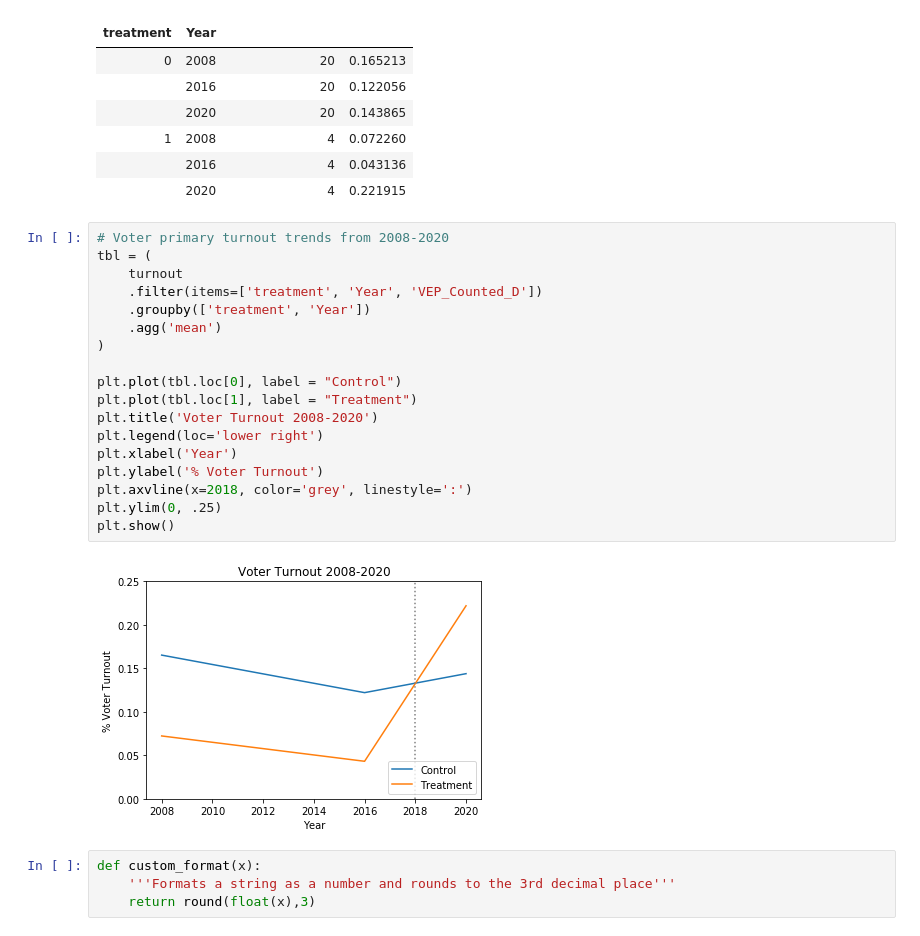
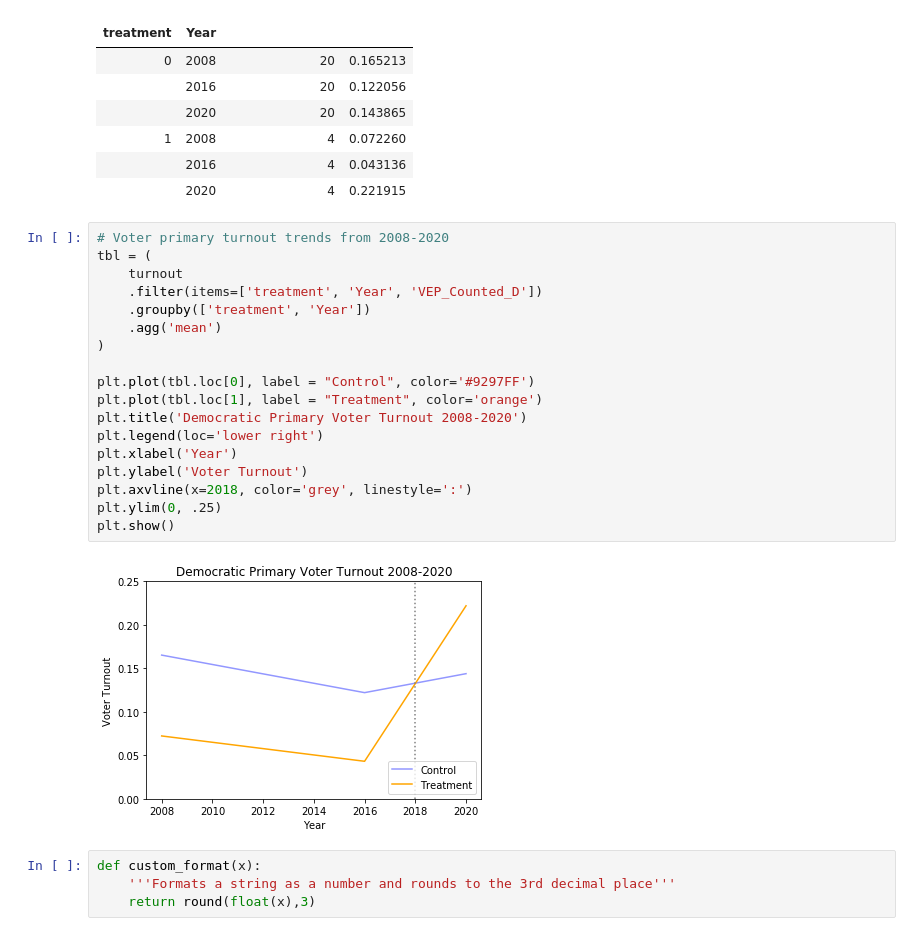
Before and after one commit to aberman6/dukeMIDS-CasualInference-USPrimaries, a Jupyter notebook: 30_results/National_DD.ipynb, the cells around one changed output. Saved outputs shown, nothing was run; the diff lists cells and outputs as text.

Commit message:
EDA + visuals

```diff
--- a/30_results/National_DD.ipynb
+++ b/30_results/National_DD.ipynb
@@ -31,23 +31,23 @@ turnout = pd.read_csv('../20_intermediate_files/turnout_v3.csv', index_col=0)
 # %%
 # Voter primary turnout trends from 2008-2020
 tbl = (
     turnout
     .filter(items=['treatment', 'Year', 'VEP_Counted_D'])
     .groupby(['treatment', 'Year'])
     .agg('mean')
 )
 
-plt.plot(tbl.loc[0], label = "Control")
-plt.plot(tbl.loc[1], label = "Treatment")
-plt.title('Voter Turnout 2008-2020')
+plt.plot(tbl.loc[0], label = "Control", color='#9297FF')
+plt.plot(tbl.loc[1], label = "Treatment", color='orange')
+plt.title('Democratic Primary Voter Turnout 2008-2020')
 plt.legend(loc='lower right')
 plt.xlabel('Year')
-plt.ylabel('% Voter Turnout')
+plt.ylabel('Voter Turnout')
 plt.axvline(x=2018, color='grey', linestyle=':')
 plt.ylim(0, .25)
 plt.show()
 # %% [output]
-[figure, old version]
+[figure, new version]
 # %%
 def custom_format(x):
     '''Formats a string as a number and rounds to the 3rd decimal place'''
```
Also changed, not shown: 6 other files.
